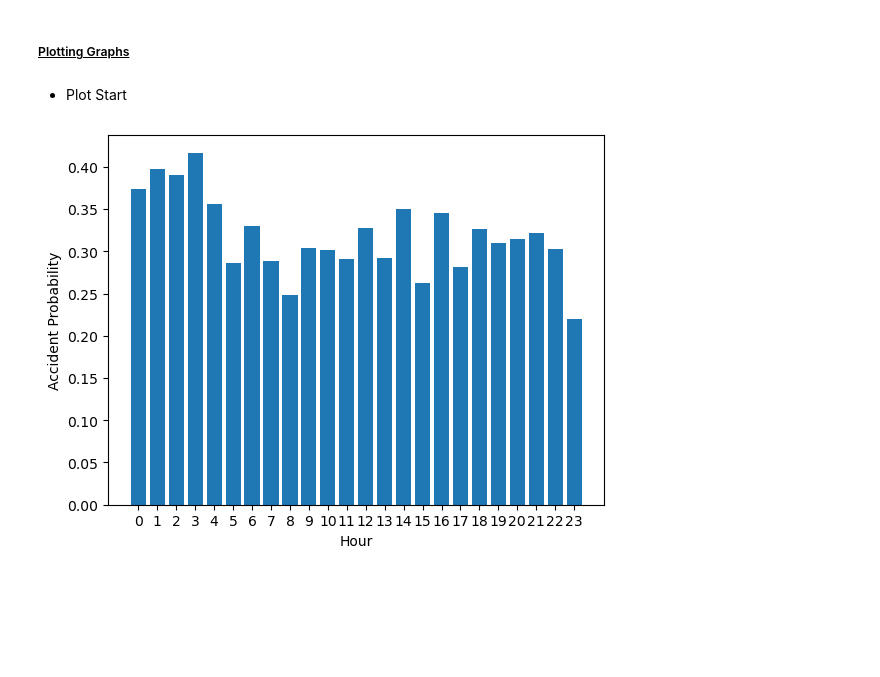
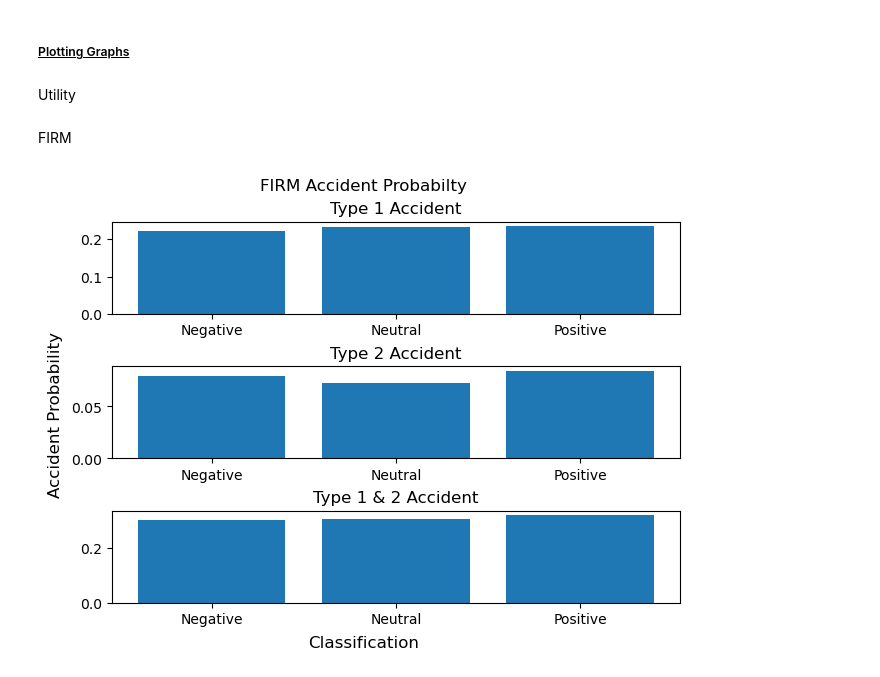
Before and after one commit to ThomasQTruong/CS-4650, a Jupyter notebook: project3/HW3_Thomas_Truong.ipynb, the cells around one changed output. Saved outputs shown, nothing was run; the diff lists cells and outputs as text; code cells hidden in the pictures; blank space fills up the shorter version.

```diff
--- a/project3/HW3_Thomas_Truong.ipynb
+++ b/project3/HW3_Thomas_Truong.ipynb
@@ -219,0 +200,12 @@ start_result
+# %%
+# Get probabilities.
+firm_probs = []
+unique_firms = [value for value, df in dataframe_bins.groupby("_FIRM")]
+for unique_value in unique_firms:
+  firm_probs.append(get_accident_probability(dataframe_bins, "_FIRM", unique_value))
+
+# Turn into Dataframe.
+firm_result = pd.DataFrame(firm_probs)
+
+# Display DataFrame.
+firm_result
@@ -220,16 +418,28 @@ start_result
 # %% [markdown]
 ##### <u>Plotting Graphs</u>
-# %% [markdown]
-- Plot Start
-# %%
-import matplotlib.pyplot as plt
-
-hours = np.arange(0, 24, X_HOURS_PER_BIN)
-
-plt.bar(hours, start_result["Type 1 & 2"])
-plt.xticks(hours)
-plt.xlabel("Hour")
-plt.ylabel("Accident Probability")
-plt.show()
-# %% [output]
-[figure, removed]
+# %% [markdown]
+Utility
+# %%
+import matplotlib.pyplot as plt
+
+def plot_accidents(column, result, xticks, xlabel, xlabel_angled = False):
+  """Create and set up a figure."""
+  fig, axs = plt.subplots(3, layout='constrained')
+  fig.suptitle(f"{column} Accident Probabilty")
+  fig.supxlabel(xlabel)
+  fig.supylabel("Accident Probability")
+
+  # Create plots.
+  for i in np.arange(0, 3):
+    axs[i].bar(np.arange(0, len(xticks)), result[RESULT_COLUMNS[i]])
+    axs[i].xaxis.set_ticks(np.arange(0, len(xticks)), xticks, rotation=45 if xlabel_angled else 0)
+    axs[i].set_title(f"{RESULT_COLUMNS[i]} Accident")
+
+  # Display figure.
+  fig.show()
+# %% [markdown]
+FIRM
+# %%
+plot_accidents("FIRM", firm_result, unique_firms, "Classification")
+# %% [output]
+[figure, added]
```
Also changed, not shown: parts of 38 cells of this notebook.
